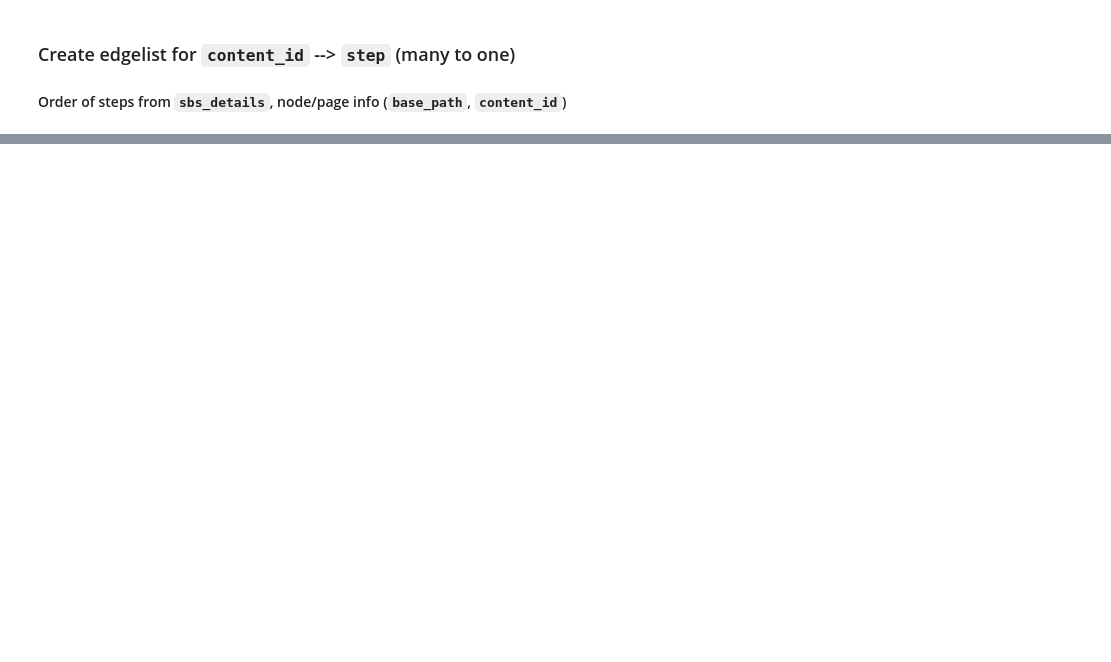
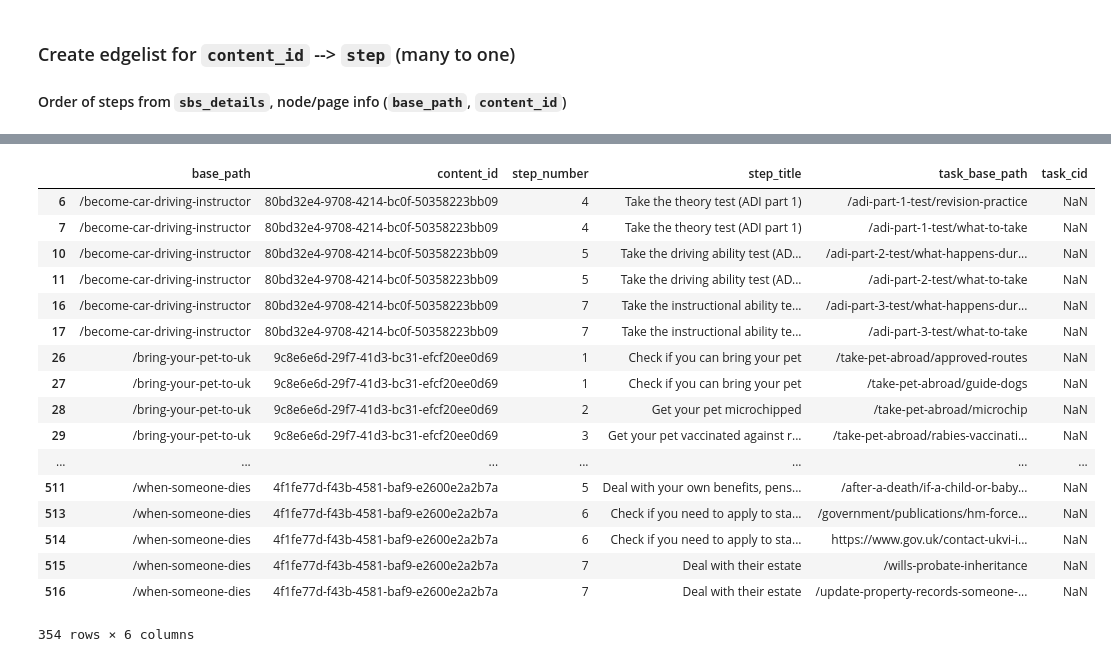
Before and after one commit to nogtini/govuk-knowledge-graph, a Jupyter notebook: notebooks/data_preprocess/create_step_by_step_edgelist.ipynb, the cells around one changed output, grey strips where cells are left out. Saved outputs shown, nothing was run; the diff lists cells and outputs as text; code cells hidden in the pictures; blank space fills up the shorter version.

Commit message:
Step by step mapping, sort of. content_id --> step
need to include content_id, was using pages_related_to_step_nav
but realize it's not relevant, need to use content_store and/or
content_api

```diff
--- a/notebooks/data_preprocess/create_step_by_step_edgelist.ipynb
+++ b/notebooks/data_preprocess/create_step_by_step_edgelist.ipynb
@@ -33,0 +73,6 @@ df.head()
+# %%
+df['sbs_base_path_cid'] = df['pages_part_of_step_nav'].\
+                                                map(lambda x:\
+                                                {item['base_path']:item['content_id']\
+                                                 for item in x} if not isinstance(x,float)\
+                                                   else np.nan)
@@ -33,0 +86,28 @@ df.head()
+# %%
+rowlist = []
+sbs_details_col = df.columns.get_loc('sbs_details')
+pages_nav_col = df.columns.get_loc('pages_part_of_step_nav')
+cid_col = df.columns.get_loc('content_id')
+base_path_col = df.columns.get_loc('base_path')
+sbs_base_cid_col = df.columns.get_loc('sbs_base_path_cid')
+
+for tup in df.itertuples(index=False):
+    if not isinstance(tup[sbs_details_col],float):
+        for i,step in enumerate(tup[sbs_details_col]['steps']):
+            for content in step['contents']:
+                if "contents" in content.keys():
+                    for item in content['contents']:
+#                         print(item)
+                        if "href" in item.keys():
+                            task_cid = np.nan
+                            if not isinstance(tup[sbs_base_cid_col],float) and\
+                                        item['href'] in tup[sbs_base_cid_col].keys():
+                                task_cid = tup[sbs_base_cid_col][item['href']]
+                            rowlist.append({
+                                'content_id': tup[cid_col],
+                                'base_path': tup[base_path_col],
+                                'step_title': step['title'],
+                                'step_number': i+1,
+                                'task_base_path': item['href'],
+                                'task_cid':task_cid})
+df_steps = pd.DataFrame(rowlist)
@@ -33,0 +122,21 @@ df.head()
+# %%
+df_steps[df_steps.task_cid.isna()]
+# %% [output]
+|  | base_path | content_id | step_number | step_title | task_base_path | task_cid |
+| 6 | /become-car-driving-instructor | 80bd32e4-9708-4214-bc0f-50358223bb09 | 4 | Take the theory test (ADI part 1) | /adi-part-1-test/revision-practice | NaN |
+| 7 | /become-car-driving-instructor | 80bd32e4-9708-4214-bc0f-50358223bb09 | 4 | Take the theory test (ADI part 1) | /adi-part-1-test/what-to-take | NaN |
+| 10 | /become-car-driving-instructor | 80bd32e4-9708-4214-bc0f-50358223bb09 | 5 | Take the driving ability test (AD... | /adi-part-2-test/what-happens-dur... | NaN |
+| 11 | /become-car-driving-instructor | 80bd32e4-9708-4214-bc0f-50358223bb09 | 5 | Take the driving ability test (AD... | /adi-part-2-test/what-to-take | NaN |
+| 16 | /become-car-driving-instructor | 80bd32e4-9708-4214-bc0f-50358223bb09 | 7 | Take the instructional ability te... | /adi-part-3-test/what-happens-dur... | NaN |
+| 17 | /become-car-driving-instructor | 80bd32e4-9708-4214-bc0f-50358223bb09 | 7 | Take the instructional ability te... | /adi-part-3-test/what-to-take | NaN |
+| 26 | /bring-your-pet-to-uk | 9c8e6e6d-29f7-41d3-bc31-efcf20ee0d69 | 1 | Check if you can bring your pet | /take-pet-abroad/approved-routes | NaN |
+| 27 | /bring-your-pet-to-uk | 9c8e6e6d-29f7-41d3-bc31-efcf20ee0d69 | 1 | Check if you can bring your pet | /take-pet-abroad/guide-dogs | NaN |
+| 28 | /bring-your-pet-to-uk | 9c8e6e6d-29f7-41d3-bc31-efcf20ee0d69 | 2 | Get your pet microchipped | /take-pet-abroad/microchip | NaN |
+| 29 | /bring-your-pet-to-uk | 9c8e6e6d-29f7-41d3-bc31-efcf20ee0d69 | 3 | Get your pet vaccinated against r... | /take-pet-abroad/rabies-vaccinati... | NaN |
+| ... | ... | ... | ... | ... | ... | ... |
+| 511 | /when-someone-dies | 4f1fe77d-f43b-4581-baf9-e2600e2a2b7a | 5 | Deal with your own benefits, pens... | /after-a-death/if-a-child-or-baby... | NaN |
+| 513 | /when-someone-dies | 4f1fe77d-f43b-4581-baf9-e2600e2a2b7a | 6 | Check if you need to apply to sta... | /government/publications/hm-force... | NaN |
+| 514 | /when-someone-dies | 4f1fe77d-f43b-4581-baf9-e2600e2a2b7a | 6 | Check if you need to apply to sta... | https://www.gov.uk/contact-ukvi-i... | NaN |
+| 515 | /when-someone-dies | 4f1fe77d-f43b-4581-baf9-e2600e2a2b7a | 7 | Deal with their estate | /wills-probate-inheritance | NaN |
+| 516 | /when-someone-dies | 4f1fe77d-f43b-4581-baf9-e2600e2a2b7a | 7 | Deal with their estate | /update-property-records-someone-... | NaN |
+354 rows × 6 columns
```
Also changed, not shown: parts of 7 cells of this notebook.
